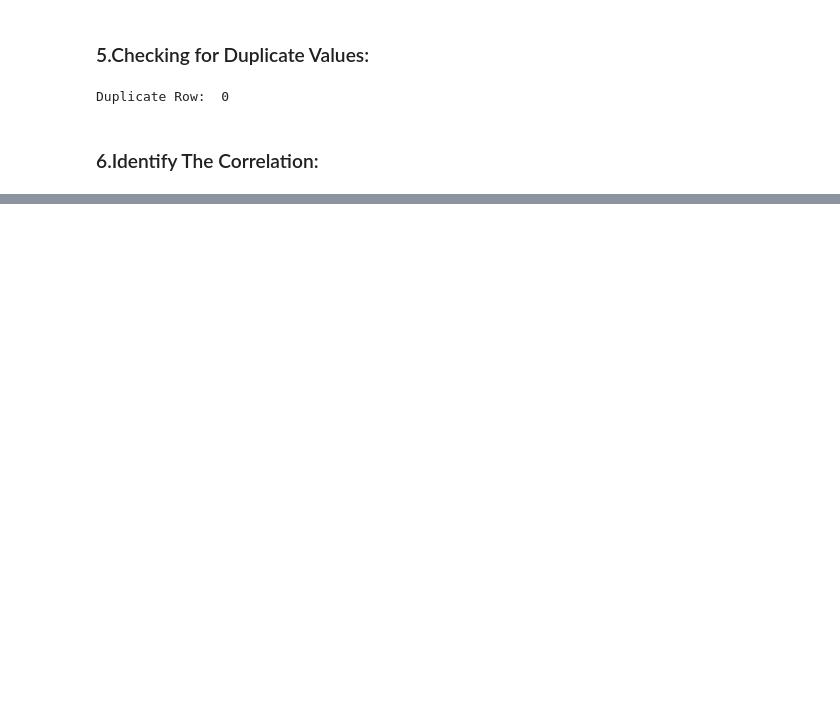
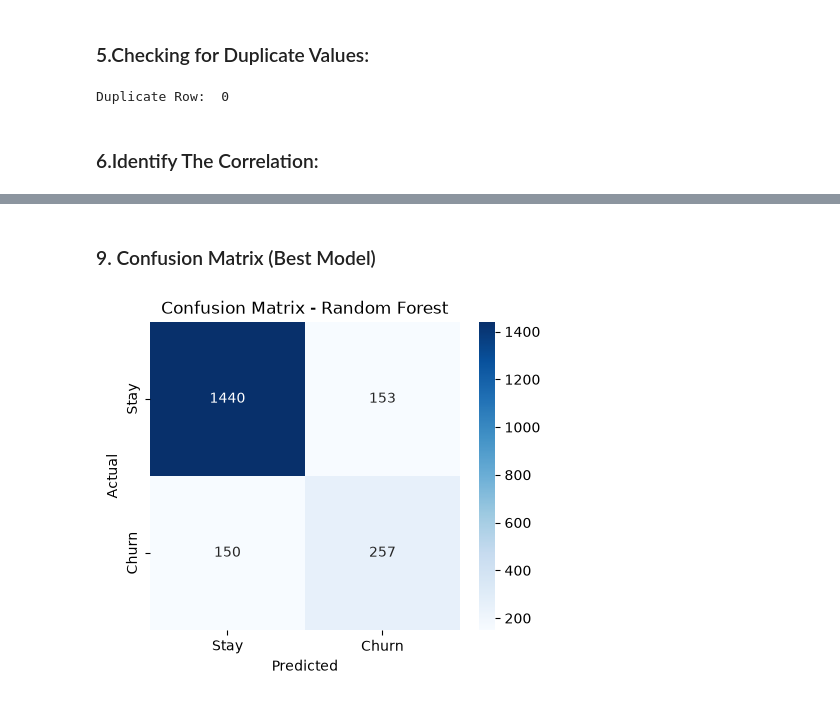
Before and after one commit to dinakaranthiru/AI-Engineer-12-Weeks, a Jupyter notebook: Week11_Task/Customer_churn_predictor.ipynb, the cells around one changed output, grey strips where cells are left out. Cells and saved outputs as stored; diff of their text form; code cells hidden in the pictures; blank space fills up the shorter version.

```diff
--- a/Week11_Task/Customer_churn_predictor.ipynb
+++ b/Week11_Task/Customer_churn_predictor.ipynb
@@ -131,0 +193,13 @@ plt.show()
+# %%
+log_pipe = Pipeline([
+    ('preprocessor', preprocessor),
+    ('classifier', LogisticRegression(max_iter=1000, class_weight='balanced', random_state=42))
+])
+log_pipe.fit(X_train, y_train)
+log_pred = log_pipe.predict(X_test)
+log_proba = log_pipe.predict_proba(X_test)[:, 1]
+
+print("=== Logistic Regression ===")
+print("Accuracy:", accuracy_score(y_test, log_pred))
+print("ROC-AUC:", roc_auc_score(y_test, log_proba))
+print(classification_report(y_test, log_pred))
@@ -131,0 +218,19 @@ plt.show()
+# %%
+rf_pipe = Pipeline([
+    ('preprocessor', preprocessor),
+    ('classifier', RandomForestClassifier(
+    n_estimators=500,
+    max_depth=None,
+    min_samples_leaf=5,
+    class_weight='balanced_subsample',
+    random_state=42
+))
+])
+rf_pipe.fit(X_train, y_train)
+rf_pred = rf_pipe.predict(X_test)
+rf_proba = rf_pipe.predict_proba(X_test)[:, 1]
+
+print("=== Random Forest ===")
+print("Accuracy:", accuracy_score(y_test, rf_pred))
+print("ROC-AUC:", roc_auc_score(y_test, rf_proba))
+print(classification_report(y_test, rf_pred))
@@ -131,0 +249,13 @@ plt.show()
+# %% [markdown]
+### 9. Confusion Matrix (Best Model)
+# %%
+cm = confusion_matrix(y_test, rf_pred)
+plt.figure(figsize=(5, 4))
+sns.heatmap(cm, annot=True, fmt='d', cmap='Blues',
+            xticklabels=['Stay', 'Churn'], yticklabels=['Stay', 'Churn'])
+plt.xlabel('Predicted')
+plt.ylabel('Actual')
+plt.title('Confusion Matrix - Random Forest')
+plt.show()
+# %% [output]
+[figure, added]
```
Also changed, not shown: parts of 12 cells of this notebook.
